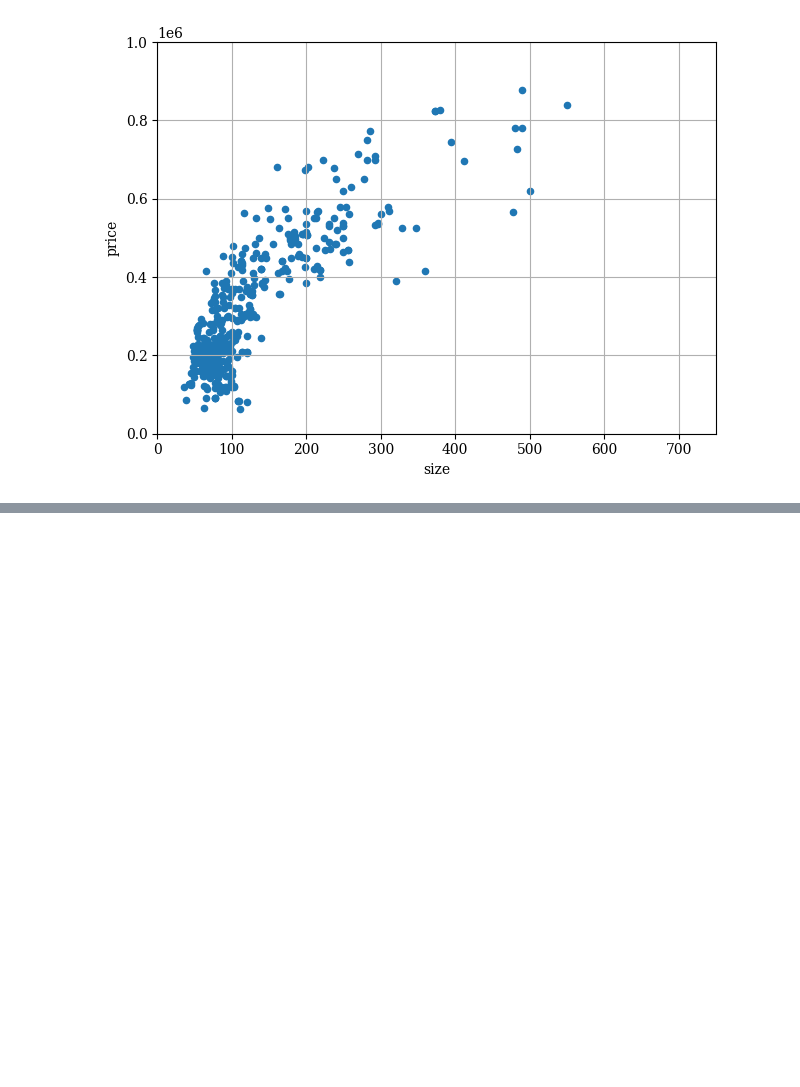
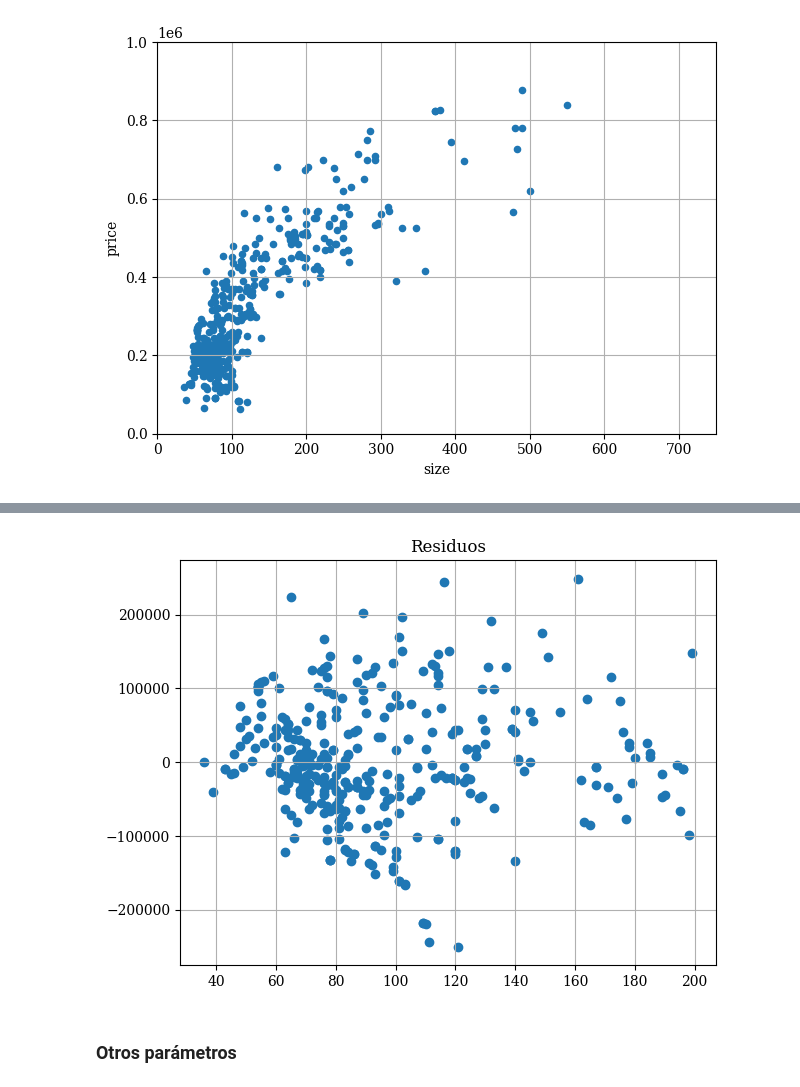
Before and after one commit to MiguelPuntoEs/ufm-python-for-finance, a Jupyter notebook: 10 Idealista.ipynb, the cells around one changed output, grey strips where cells are left out. Cells and saved outputs as stored; diff of their text form; code cells hidden in the pictures; blank space fills up the shorter version.

```diff
--- a/10 Idealista.ipynb
+++ b/10 Idealista.ipynb
@@ -124,0 +180,8 @@ fig.show()
+# %%
+# Residuos del modelo
+plt.scatter(X[:,1], y-y_pred)
+plt.title('Residuos');
+# %% [output]
+[figure, added]
+# %% [markdown]
+### Otros parámetros
```
Also changed, not shown: parts of 10 cells of this notebook, 2 other files.
